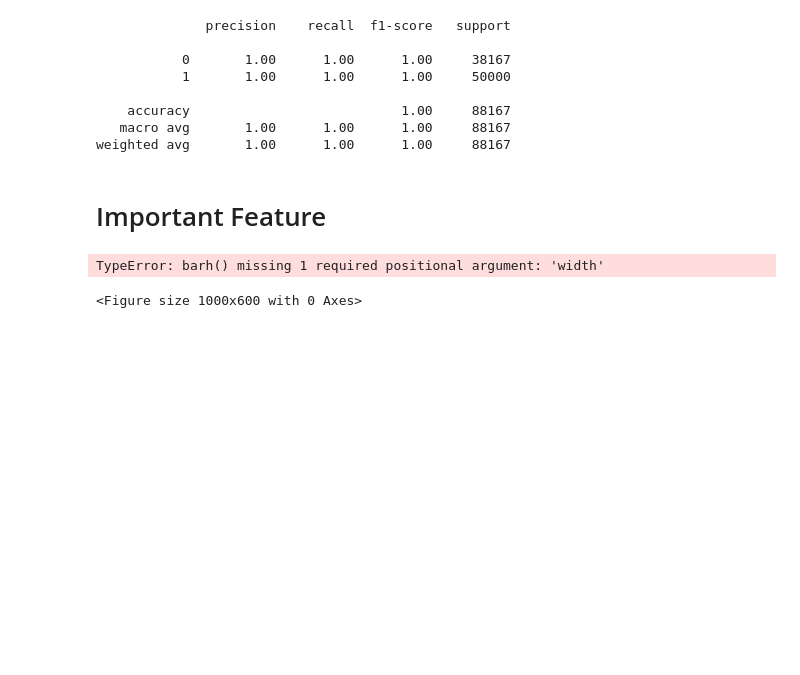
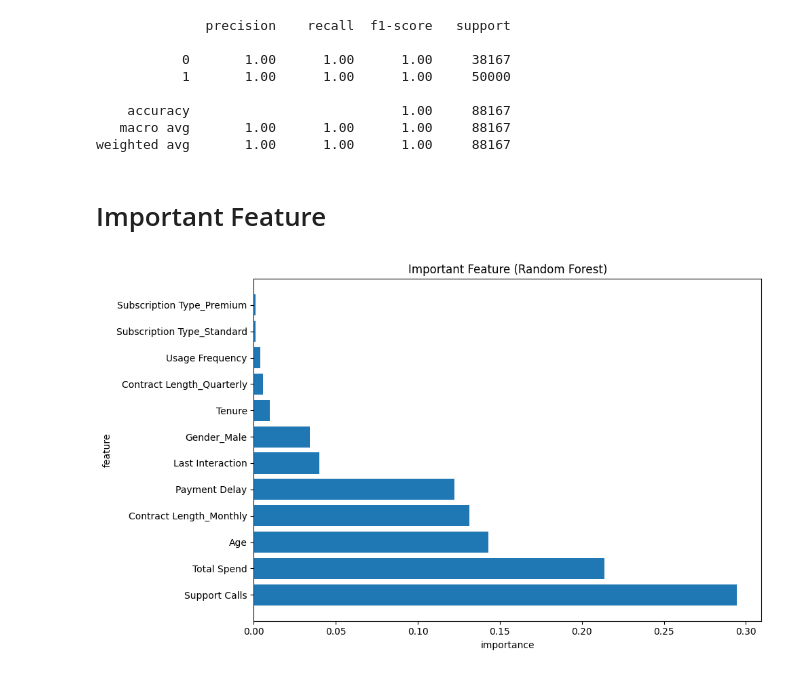
Before and after one commit to Imadittyaa/Customer_Churn_Prediction_Model_Project, a Jupyter notebook: Model_train.ipynb, the cells around one changed output. Drawn from its saved outputs; the diff is of its cells as text; code cells hidden in the pictures; blank space fills up the shorter version.

```diff
--- a/Model_train.ipynb
+++ b/Model_train.ipynb
@@ -7,7 +7,7 @@ import seaborn as sns
 # %% [markdown]
 # Load Training Dataset
 # %%
-df=pd.read_csv('customer_churn_dataset-training-master.csv')
+df=pd.read_csv('https://raw.githubusercontent.com/Imadittyaa/Customer_Churn_Prediction_Model_Project/main/customer_churn_dataset-training-master.csv')
 df.head()
 # %% [output]
 |  | CustomerID | Age | Gender | Tenure | Usage Frequency | Support Calls | Payment Delay | ... |
@@ -114,12 +114,11 @@ feat_imp=pd.DataFrame({'feature':feature_names,'importance':importances})
 feat_imp.sort_values(by='importance',ascending=False,inplace=True)
 # %%
 plt.figure(figsize=(10,6))
-plt.barh(x=feat_imp['importance'],y=feat_imp['feature'])
+plt.barh(y=feat_imp['feature'],width=feat_imp['importance'])
 plt.xlabel('importance')
 plt.ylabel('feature')
 plt.title('Important Feature (Random Forest)')
 plt.tight_layout()
 plt.show()
 # %% [output]
-TypeError: barh() missing 1 required positional argument: 'width'
-<Figure size 1000x600 with 0 Axes>
+[figure, added]
```
Also changed, not shown: parts of 1 cell of this notebook.
